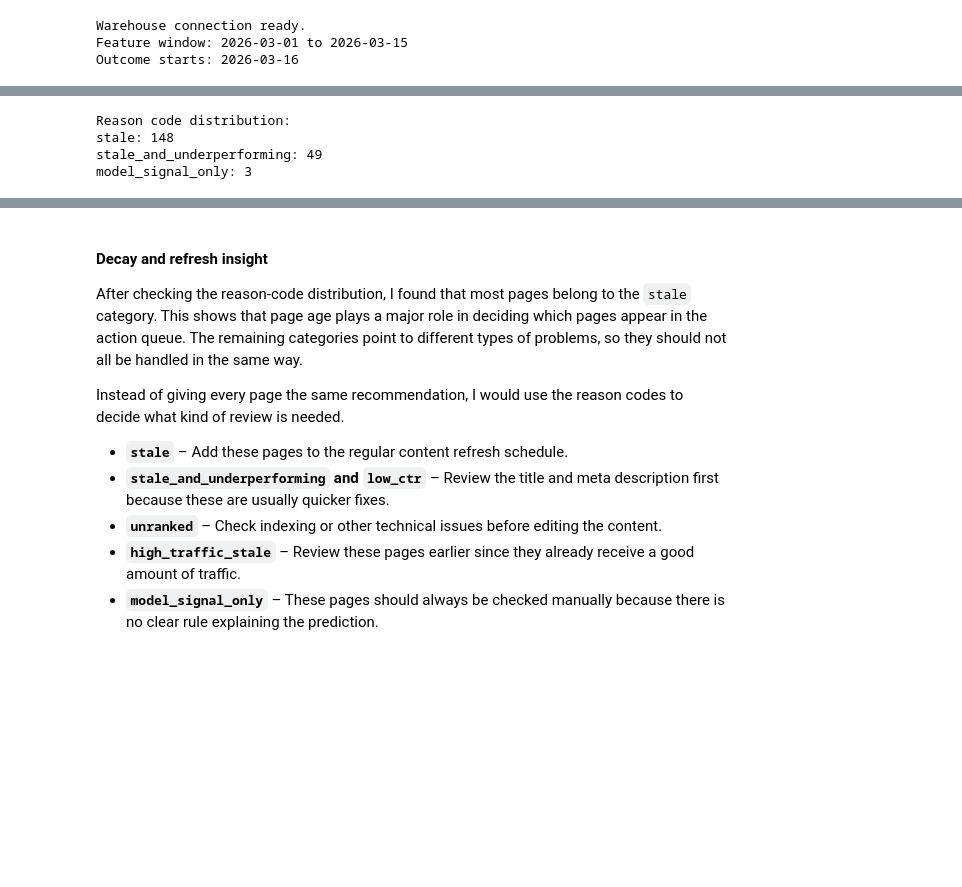
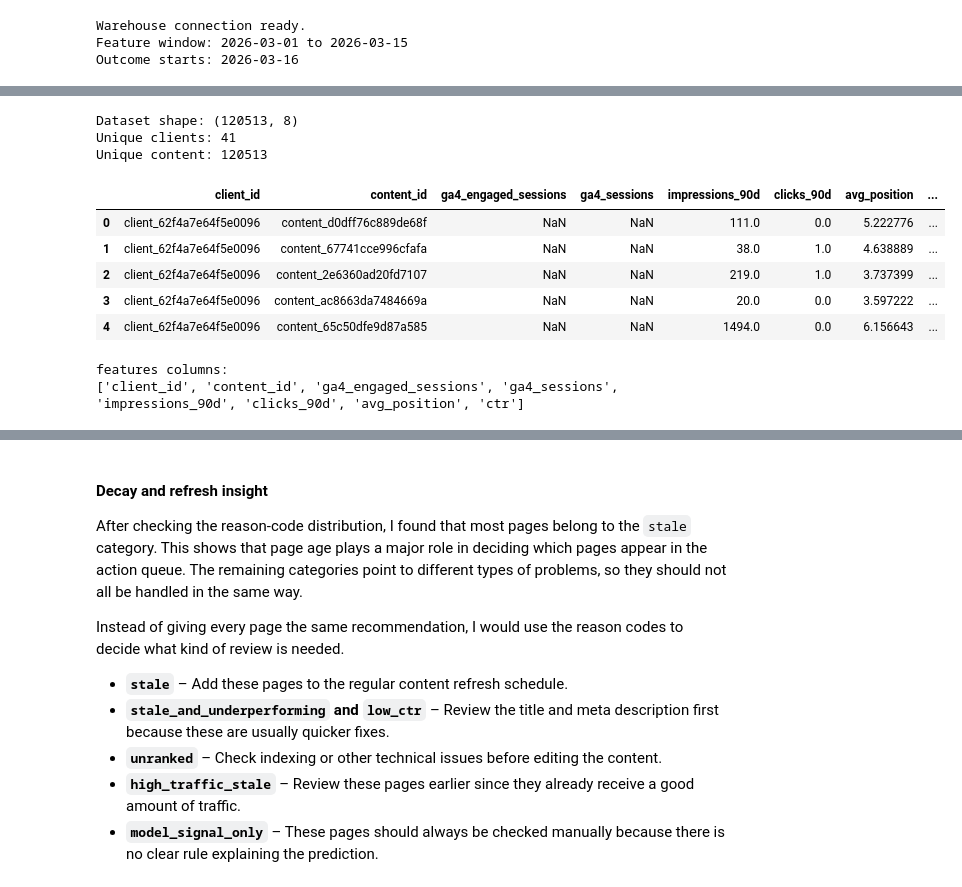
Before and after one commit to KinzaAsif2456/discoverey, a Jupyter notebook: work/notebooks/w07_action_playbook.ipynb, the cells around one changed output, grey strips where cells are left out. Drawn from its saved outputs; the diff is of its cells as text; code cells hidden in the pictures; blank space fills up the shorter version.

```diff
--- a/work/notebooks/w07_action_playbook.ipynb
+++ b/work/notebooks/w07_action_playbook.ipynb
@@ -175,14 +111,0 @@ con.sql(f"DESCRIBE SELECT * FROM {TABLES['fact_daily_march']}").show()
-# %%
-
-# STEP 4 — Merge feature + outcome data
-
-
-df = features.merge(
-    outcome,
-    on=["client_id", "content_id"],
-    how="left"
-)
-
-df["impressions_outcome"] = (
-    df["impressions_outcome"].fillna(0)
-)
@@ -269,11 +112,24 @@ Name: count, dtype: int64
-# %%
-counts = queue_df["reason_code"].value_counts()
-
-print("\nReason code distribution:")
-for reason, count in counts.items():
-    print(f"{reason}: {count}")
-# %% [output]
-Reason code distribution:
-stale: 148
-stale_and_underperforming: 49
-model_signal_only: 3
+# %%
+print("Dataset shape:", df.shape)
+print("Unique clients:", df["client_id"].nunique())
+print("Unique content:", df["content_id"].nunique())
+# %% [output]
+Dataset shape: (120513, 8)
+Unique clients: 41
+Unique content: 120513
+# %%
+
+display(df.head())
+# %% [output]
+|  | client_id | content_id | ga4_engaged_sessions | ga4_sessions | impressions_90d | clicks_90d | avg_position | ... |
+| 0 | client_62f4a7e64f5e0096 | content_d0dff76c889de68f | NaN | NaN | 111.0 | 0.0 | 5.222776 | ... |
+| 1 | client_62f4a7e64f5e0096 | content_67741cce996cfafa | NaN | NaN | 38.0 | 1.0 | 4.638889 | ... |
+| 2 | client_62f4a7e64f5e0096 | content_2e6360ad20fd7107 | NaN | NaN | 219.0 | 1.0 | 3.737399 | ... |
+| 3 | client_62f4a7e64f5e0096 | content_ac8663da7484669a | NaN | NaN | 20.0 | 0.0 | 3.597222 | ... |
+| 4 | client_62f4a7e64f5e0096 | content_65c50dfe9d87a585 | NaN | NaN | 1494.0 | 0.0 | 6.156643 | ... |
+# %%
+print("features columns:")
+print(df.columns.tolist())
+# %% [output]
+features columns:
+['client_id', 'content_id', 'ga4_engaged_sessions', 'ga4_sessions', 'impressions_90d', 'clicks_90d', 'avg_position', 'ctr']
```
Also changed, not shown: parts of 33 cells of this notebook.
